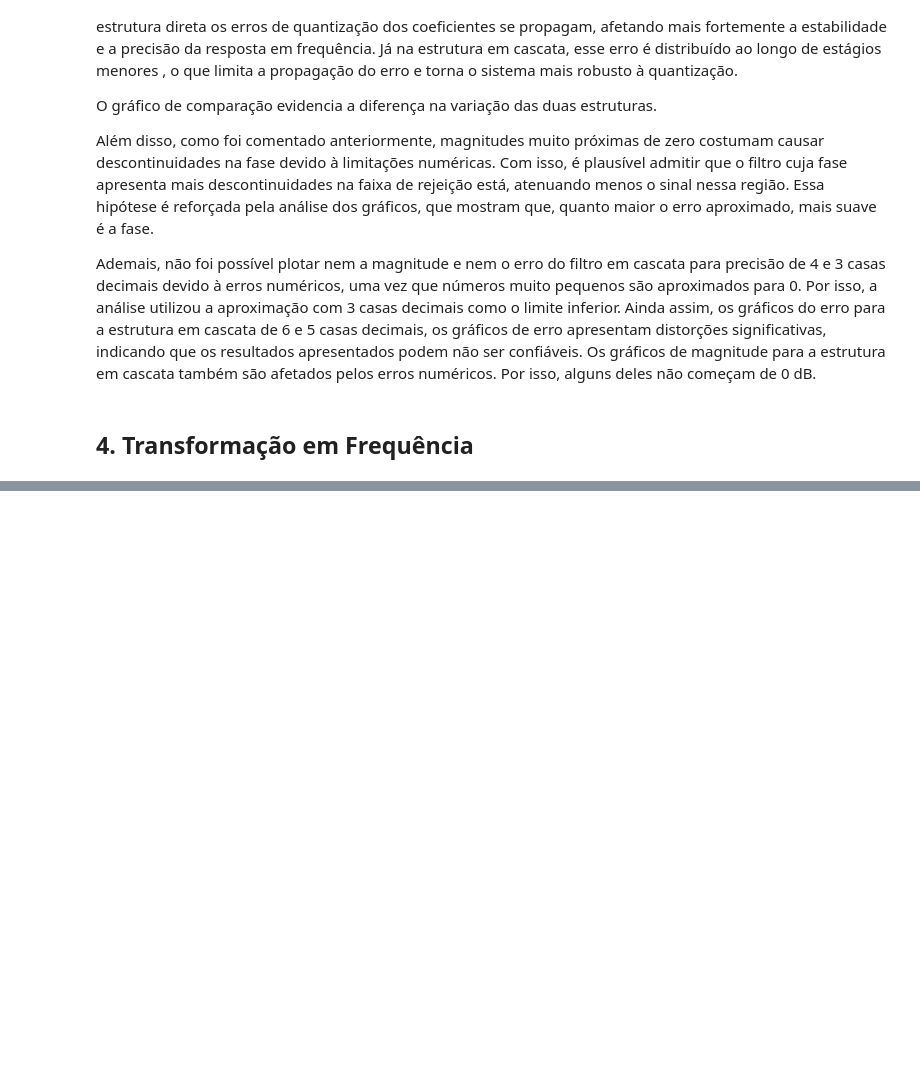
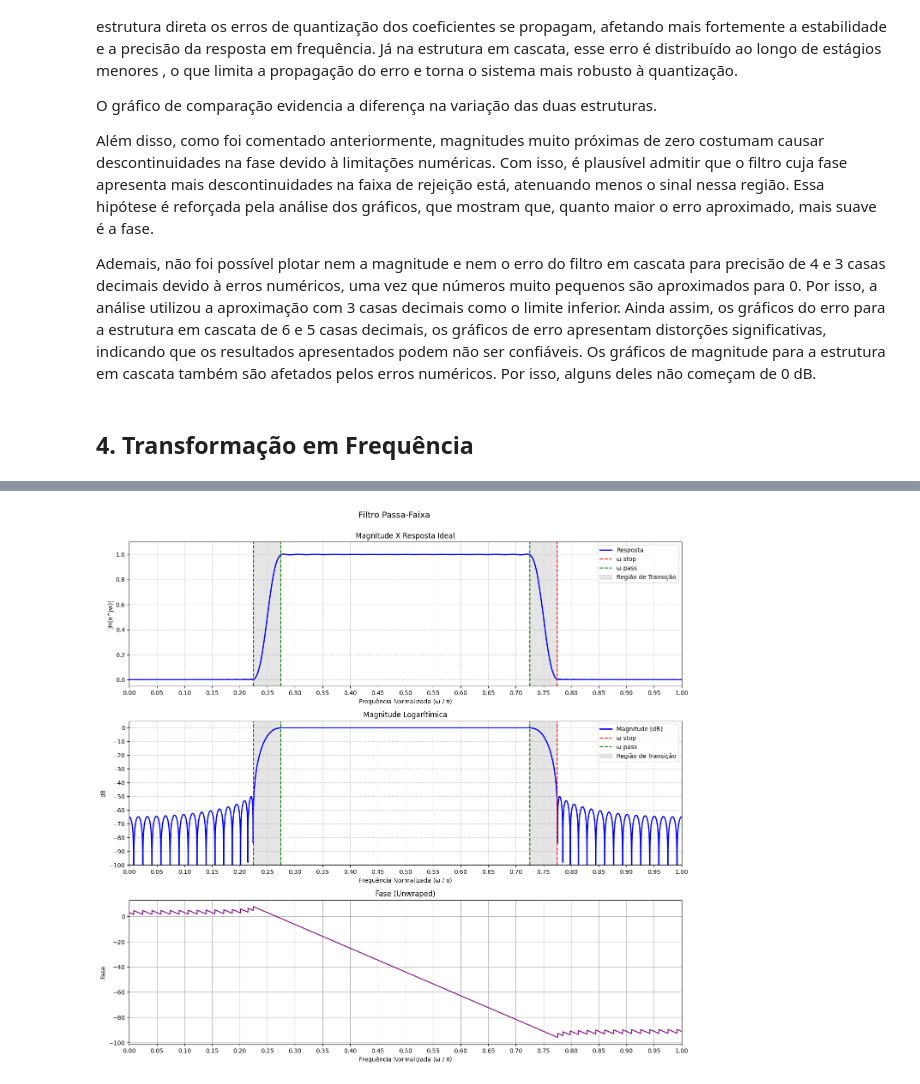
Before and after one commit to miguelmota2301/Butterworth-Bilinear-Filter, a Jupyter notebook: AVA_PDS_RodrigoFreitas_MiguelFeliciano.ipynb, the cells around one changed output, grey strips where cells are left out. Saved outputs shown, nothing was run; the diff lists cells and outputs as text; code cells hidden in the pictures; blank space fills up the shorter version.

```diff
--- a/AVA_PDS_RodrigoFreitas_MiguelFeliciano.ipynb
+++ b/AVA_PDS_RodrigoFreitas_MiguelFeliciano.ipynb
@@ -558,0 +653,13 @@ plot_graphs(omega_transform1_norm, response_transform1, 'Cascata', 'Infinita')
+# %%
+fir_direct_transform3 = np.zeros((M + 1)*2)
+fir_direct_transform3[::2] = fir_direct
+
+fir_direct_transform3[::2][1::2] *= -1
+
+
+omega_transform3, response_transform3 = freqz(fir_direct_transform3, worN=10192)   # Calcula resposta do filtro em cascata
+omega_transform3_norm = omega_transform3 / np.pi                                   # Normaliza a frequência para o intervalo [0, 1]
+
+plot_transformations_graph(omega_transform3_norm, response_transform3, "Filtro Passa-Faixa", True, False)
+# %% [output]
+[figure, added]
```
Also changed, not shown: parts of 8 cells of this notebook.
